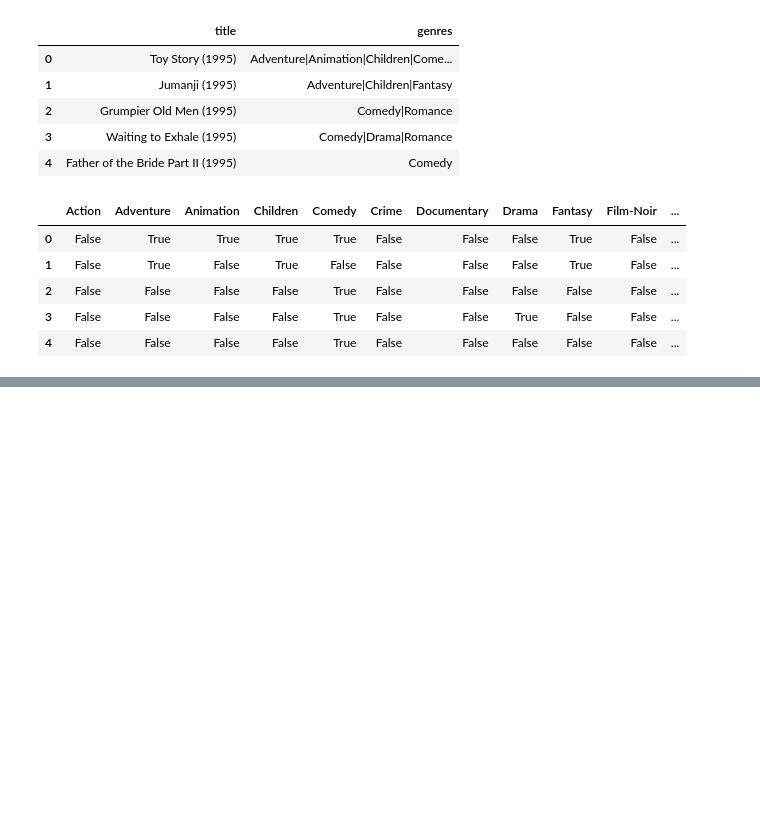
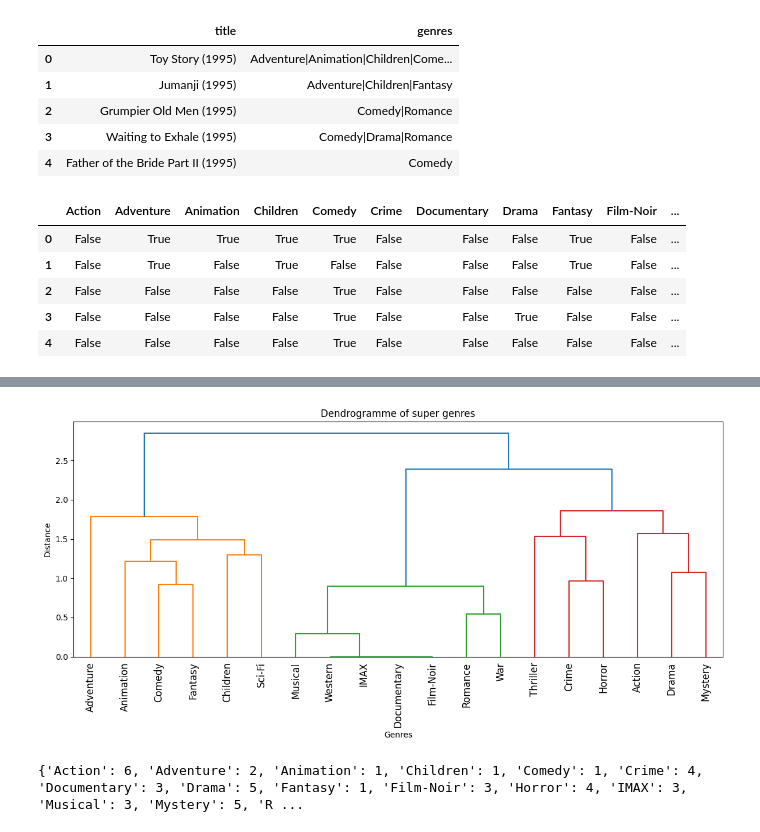
Before and after one commit to BALAKUMARKalai/Big_Data_Project, a Jupyter notebook: notebook1.ipynb, the cells around one changed output, grey strips where cells are left out. Cells and saved outputs as stored; diff of their text form; code cells hidden in the pictures; blank space fills up the shorter version.

```diff
--- a/notebook1.ipynb
+++ b/notebook1.ipynb
@@ -683,0 +684,34 @@ plt.show()
+# %%
+from scipy.cluster.hierarchy import dendrogram, linkage
+
+distance_matrix = 1 / lift_matrix #(converting Lift to distance)
+linked = linkage(distance_matrix, method='ward')
+plt.figure(figsize=(12, 6))
+dendrogram(linked, labels=lift_matrix.columns.tolist(), leaf_rotation=90)
+plt.title("Dendrogramme of super genres")
+plt.xlabel("Genres")
+plt.ylabel("Distance")
+plt.tight_layout()
+plt.savefig("dendrogramme.png", dpi=300, bbox_inches='tight')
+plt.show()
+# %% [output]
+[figure, added]
+# %%
+from scipy.cluster.hierarchy import fcluster
+n_clusters = 6
+cluster_labels = fcluster(linked, n_clusters, criterion='maxclust')
+genre_to_cluster = dict(zip(lift_matrix.columns.tolist(), cluster_labels))
+print(genre_to_cluster)
+
+def assign_super_genre(genres_list):
+    if not genres_list:
+        return "Unknown"
+    clusters = [genre_to_cluster[g] for g in genres_list if g in genre_to_cluster]
+
+    if not clusters:
+        return "Unknown"
+    return max(set(clusters), key=clusters.count)
+
+df_mining['super_genre'] = df_mining['genres'].apply(assign_super_genre)
+# %% [output]
+{'Action': 6, 'Adventure': 2, 'Animation': 1, 'Children': 1, 'Comedy': 1, 'Crime': 4, 'Documentary': 3, 'Drama': 5, 'Fantasy': 1, 'Film-Noir': 3, 'Horror': 4, 'IMAX': 3, 'Musical': 3, 'Mystery': 5, 'R ...
```
Also changed, not shown: parts of 9 cells of this notebook.
